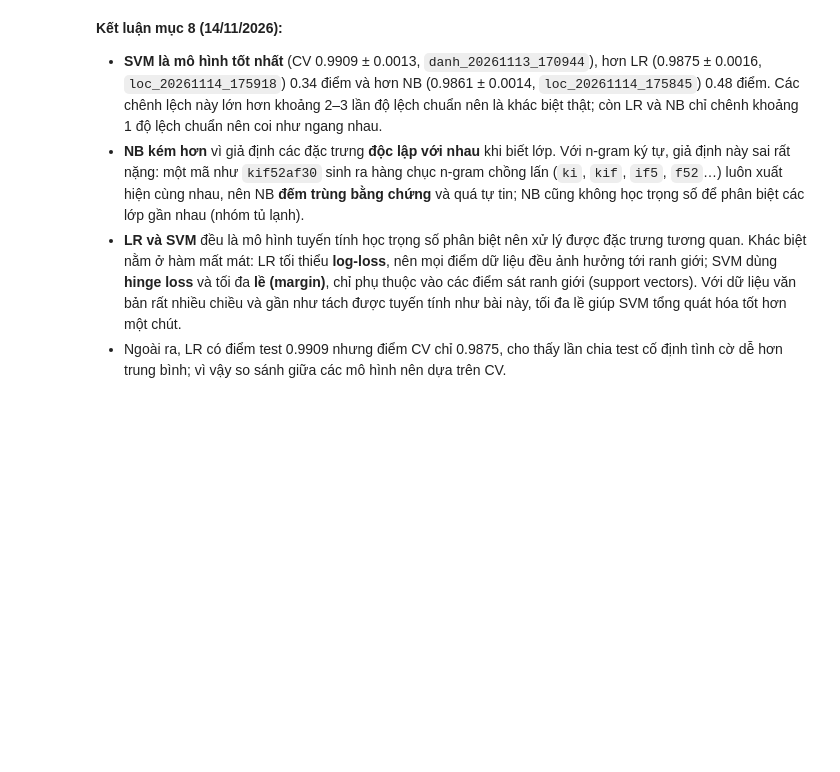
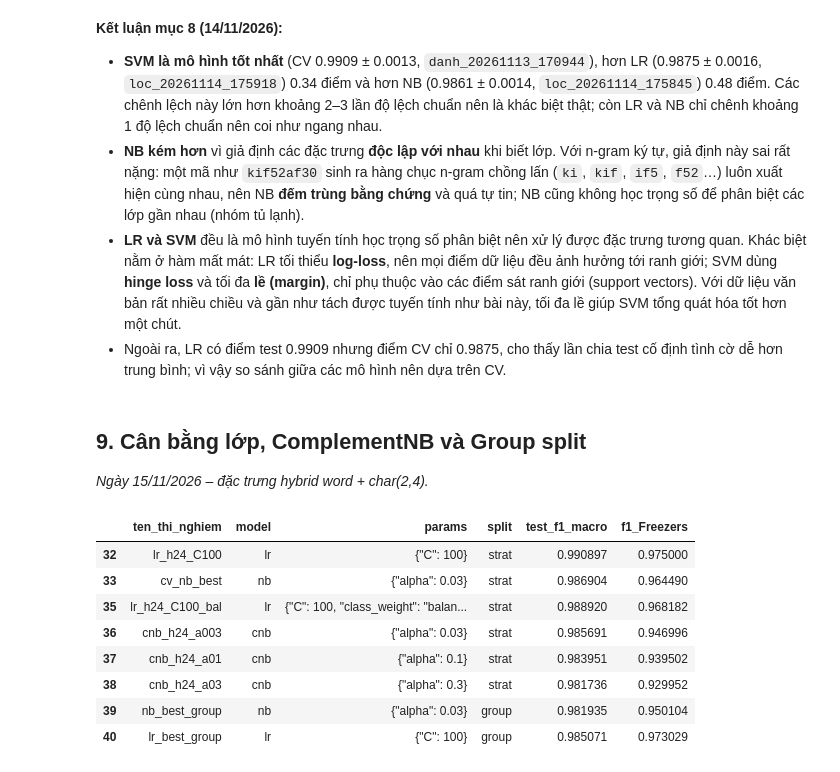
Before and after one commit to Huynh-Quoc-Danh/mayhoc, a Jupyter notebook: DoAnCuoiKy/notebooks/04_Loc_TienXuLy_NB_LR.ipynb, the cells around one changed output. Drawn from its saved outputs; the diff is of its cells as text; code cells hidden in the pictures; blank space fills up the shorter version.

Commit message:
DoAnCuoiKy/ exp(loc): 15/11 LR balanced 0.9889, CNB 0.9857, group split NB 0.9819 LR 0.9851; so do tien xu ly

```diff
--- a/DoAnCuoiKy/notebooks/04_Loc_TienXuLy_NB_LR.ipynb
+++ b/DoAnCuoiKy/notebooks/04_Loc_TienXuLy_NB_LR.ipynb
@@ -400,3 +400,22 @@ p = save_fig(fig, 'loc_so_sanh_tuyen_tinh', notebook='04_Loc_TienXuLy_NB_LR.ipyn
 - **NB kém hơn** vì giả định các đặc trưng **độc lập với nhau** khi biết lớp. Với n-gram ký tự, giả định này sai rất nặng: một mã như `kif52af30` sinh ra hàng chục n-gram chồng lấn (`ki`, `kif`, `if5`, `f52`…) luôn xuất hiện cùng nhau, nên NB **đếm trùng bằng chứng** và quá tự tin; NB cũng không học trọng số để phân biệt các lớp gần nhau (nhóm tủ lạnh).
 - **LR và SVM** đều là mô hình tuyến tính học trọng số phân biệt nên xử lý được đặc trưng tương quan. Khác biệt nằm ở hàm mất mát: LR tối thiểu **log-loss**, nên mọi điểm dữ liệu đều ảnh hưởng tới ranh giới; SVM dùng **hinge loss** và tối đa **lề (margin)**, chỉ phụ thuộc vào các điểm sát ranh giới (support vectors). Với dữ liệu văn bản rất nhiều chiều và gần như tách được tuyến tính như bài này, tối đa lề giúp SVM tổng quát hóa tốt hơn một chút.
 - Ngoài ra, LR có điểm test 0.9909 nhưng điểm CV chỉ 0.9875, cho thấy lần chia test cố định tình cờ dễ hơn trung bình; vì vậy so sánh giữa các mô hình nên dựa trên CV.
+# %% [markdown]
+## 9. Cân bằng lớp, ComplementNB và Group split
+*Ngày 15/11/2026 – đặc trưng hybrid word + char(2,4).*
+# %%
+import pandas as pd
+log = pd.read_csv('../experiments/loc/experiment_log.csv')
+chon = ['lr_h24_C100', 'lr_h24_C100_bal', 'cv_nb_best', 'cnb_h24_a003', 'cnb_h24_a01', 'cnb_h24_a03',
+        'nb_best_group', 'lr_best_group']
+log[log.ten_thi_nghiem.isin(chon)][['ten_thi_nghiem', 'model', 'params', 'split', 'test_f1_macro', 'f1_Freezers']]
+# %% [output]
+|  | ten_thi_nghiem | model | params | split | test_f1_macro | f1_Freezers |
+| 32 | lr_h24_C100 | lr | {"C": 100} | strat | 0.990897 | 0.975000 |
+| 33 | cv_nb_best | nb | {"alpha": 0.03} | strat | 0.986904 | 0.964490 |
+| 35 | lr_h24_C100_bal | lr | {"C": 100, "class_weight": "balan... | strat | 0.988920 | 0.968182 |
+| 36 | cnb_h24_a003 | cnb | {"alpha": 0.03} | strat | 0.985691 | 0.946996 |
+| 37 | cnb_h24_a01 | cnb | {"alpha": 0.1} | strat | 0.983951 | 0.939502 |
+| 38 | cnb_h24_a03 | cnb | {"alpha": 0.3} | strat | 0.981736 | 0.929952 |
+| 39 | nb_best_group | nb | {"alpha": 0.03} | group | 0.981935 | 0.950104 |
+| 40 | lr_best_group | lr | {"C": 100} | group | 0.985071 | 0.973029 |
```
Also changed, not shown: parts of 1 cell of this notebook, 10 other files.
